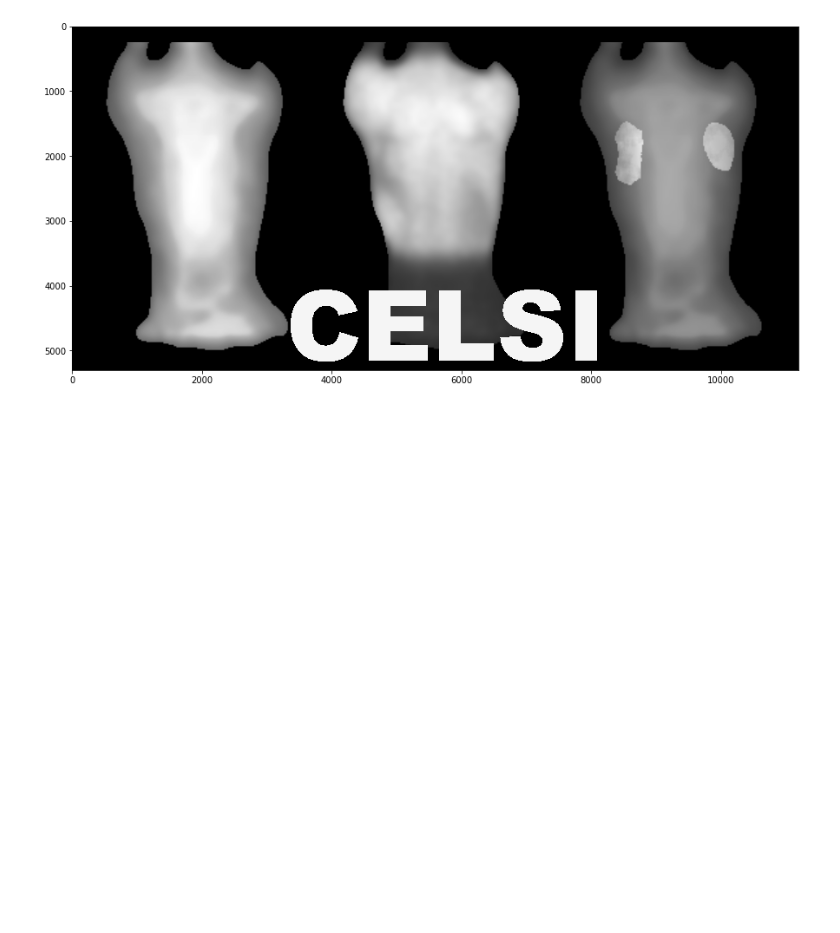
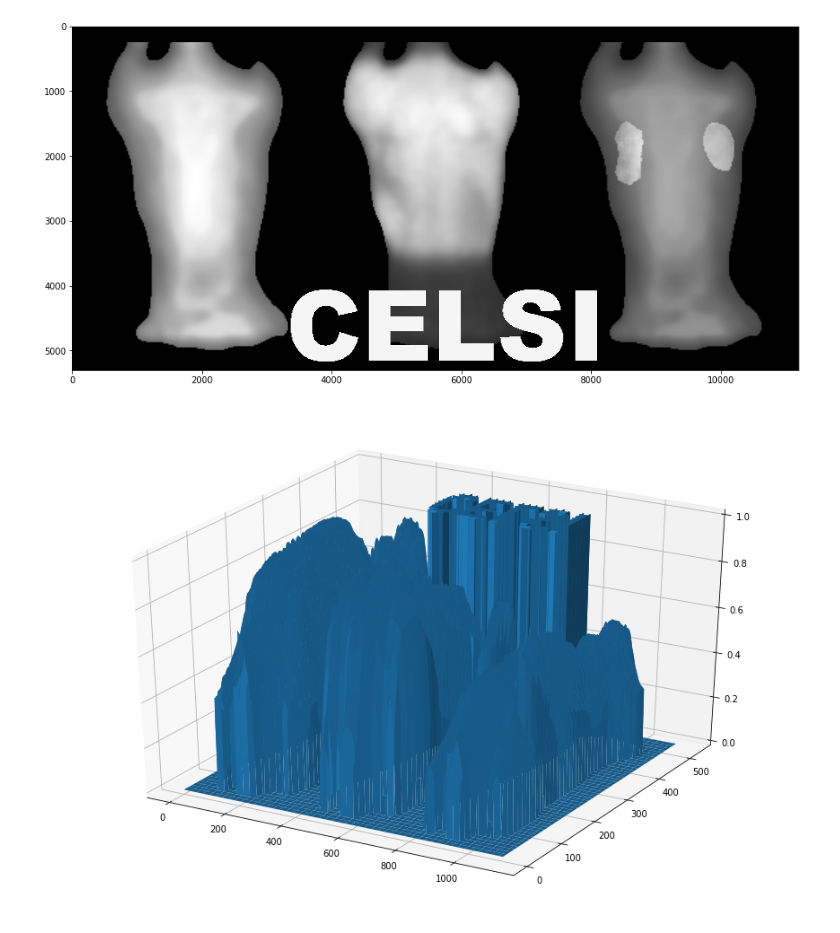
Before and after one commit to ethanlarochelle/image_examples, a Jupyter notebook: AutoStereogram/2017_11 MagicEye Example.ipynb, the cells around one changed output. Drawn from its saved outputs; the diff is of its cells as text; code cells hidden in the pictures; blank space fills up the shorter version.

Commit message:
Adding surface plot of depth map

```diff
--- a/AutoStereogram/2017_11 MagicEye Example.ipynb
+++ b/AutoStereogram/2017_11 MagicEye Example.ipynb
@@ -273,6 +273,21 @@ plt.imshow(depth_im, cmap='gray')
 plt.show()
 # %% [output]
 [figure]
+# %%
+depth_im_array = numpy.array(depth_im).astype(numpy.uint8)
+depth_im_small = rescale(depth_im_array, .1)
+im_shape = numpy.shape(depth_im_small)
+ny = im_shape[0]
+nx = im_shape[1]
+y = range(ny)
+x = range(nx)
+X, Y = numpy.meshgrid(x, y)
+fig = plt.subplots(1,1,figsize=(15,10))
+ax1 = plt.subplot2grid((1,1), (0, 0), projection='3d')
+ax1.plot_surface(X,Y,depth_im_small)
+plt.show()
+# %% [output]
+[figure, added]
 # %%
 im_3d = autos.createAutostereogram(depth_im, cur_tile)
 fig = plt.figure(figsize=(15,10))
```
Also changed, not shown: parts of 1 cell of this notebook, 3 other files.
